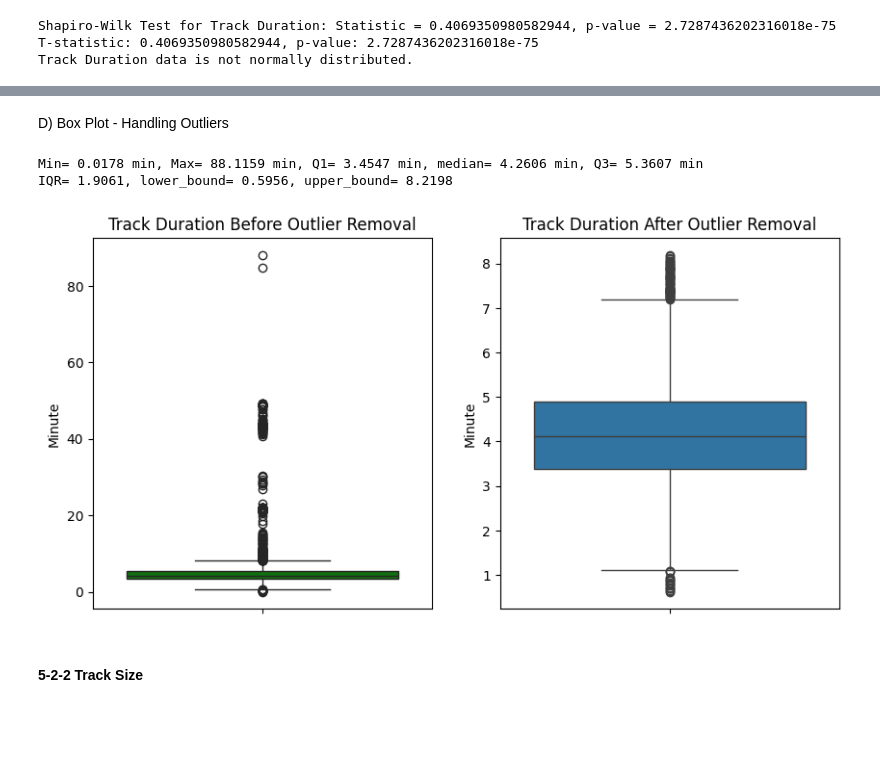
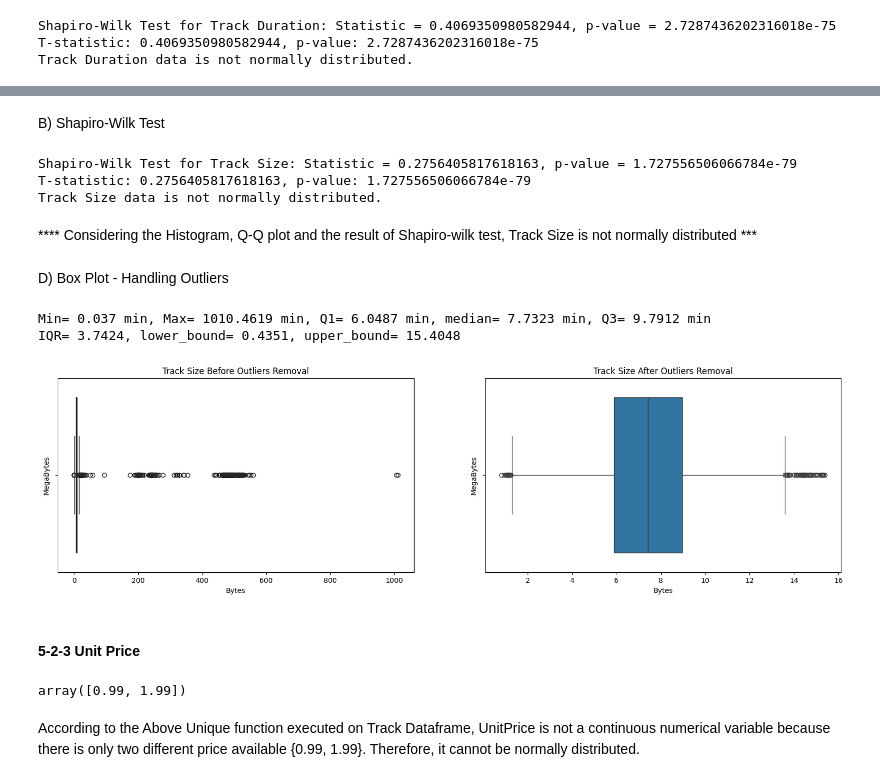
Before and after one commit to Mahlagha1994/Chinook, a Jupyter notebook: notebooks/Chinook Data Analysis.ipynb, the cells around one changed output, grey strips where cells are left out. Cells and saved outputs as stored; diff of their text form; code cells hidden in the pictures; blank space fills up the shorter version.

```diff
--- a/notebooks/Chinook Data Analysis.ipynb
+++ b/notebooks/Chinook Data Analysis.ipynb
@@ -269,39 +324,67 @@ Track Duration data is not normally distributed.
+# %% [markdown]
+B) Shapiro-Wilk Test
+# %%
+# Shapiro-Wilk Test
+statistic, p_value = shapiro(Track['Bytes']/1048576)
+print(f"Shapiro-Wilk Test for Track Size: Statistic = {statistic}, p-value = {p_value}")
+
+print(f"T-statistic: {statistic}, p-value: {p_value}")
+
+# Interpretation
+alpha = 0.05
+if p_value < alpha:
+    print( "Track Size data is not normally distributed." )
+else:
+    print( "Therefore, Track Size is normally distributed.")
+# %% [output]
+Shapiro-Wilk Test for Track Size: Statistic = 0.2756405817618163, p-value = 1.727556506066784e-79
+T-statistic: 0.2756405817618163, p-value: 1.727556506066784e-79
+Track Size data is not normally distributed.
+# %% [markdown]
+**** Considering the Histogram, Q-Q plot and the result of Shapiro-wilk test, Track Size is not normally distributed ***
 # %% [markdown]
 D) Box Plot - Handling Outliers
 # %%
 # Box plot Calculations
-MIN = np.min(Track['Milliseconds']/60000)
-Q1 = np.quantile (Track['Milliseconds']/60000, 0.25)
-Q2 = np.quantile (Track['Milliseconds']/60000, 0.5)
-Q3 = np.quantile (Track['Milliseconds']/60000, 0.75)
-MAX = np.max(Track['Milliseconds']/60000)
+MIN = np.min(Track ['Bytes']/1048576)
+Q1 = np.quantile (Track ['Bytes']/1048576, 0.25)
+Q2 = np.quantile (Track ['Bytes']/1048576, 0.5)
+Q3 = np.quantile (Track ['Bytes']/1048576, 0.75)
+MAX = np.max(Track ['Bytes']/1048576)
+
 IQR = Q3 - Q1
 lower_bound = Q1 - 1.5 * IQR
 upper_bound = Q3 + 1.5 * IQR
 print(f'Min= {MIN.round(4)} min, Max= {MAX.round(4)} min, Q1= {Q1.round(4)} min, median= {Q2.round(4)} min, Q3= {Q3.round(4)} min')
 print(f'IQR= {IQR.round(4)}, lower_bound= {lower_bound.round(4)}, upper_bound= {upper_bound.round(4)}')
 
 # Remove outliers
-Track_cleaned = Track[(Track['Milliseconds']/60000 >= lower_bound) & (Track['Milliseconds']/60000 <= upper_bound)]
+Track_Size_cleaned = Track[(Track ['Bytes']/1048576 >= lower_bound) & (Track ['Bytes']/1048576 <= upper_bound)]
 
 
-# Box Plot
-track_time = Track['Milliseconds']/60000
-plt.figure(figsize=(10, 5))
+# Box Plots
+track_size = Track ['Bytes']/1048576
+plt.figure(figsize=(20, 5))
 plt.subplot(1, 2, 1)
-sns.boxplot(y=track_time, color='green')
-plt.title('Track Duration Before Outlier Removal')
-plt.ylabel('Minute')
+sns.boxplot(x=track_size, color='green')
+plt.title('Track Size Before Outliers Removal')
+plt.ylabel('MegaBytes')
 
-track_time_cleaned = Track_cleaned['Milliseconds']/60000
+track_size_clean = Track_Size_cleaned['Bytes']/1048576
 plt.subplot(1, 2, 2)
-sns.boxplot(y=track_time_cleaned)
-plt.title('Track Duration After Outlier Removal')
-plt.ylabel('Minute')
+sns.boxplot(x=track_size_clean)
+plt.title('Track Size After Outliers Removal')
+plt.ylabel('MegaBytes')
 plt.show()
 # %% [output]
-Min= 0.0178 min, Max= 88.1159 min, Q1= 3.4547 min, median= 4.2606 min, Q3= 5.3607 min
-IQR= 1.9061, lower_bound= 0.5956, upper_bound= 8.2198
+Min= 0.037 min, Max= 1010.4619 min, Q1= 6.0487 min, median= 7.7323 min, Q3= 9.7912 min
+IQR= 3.7424, lower_bound= 0.4351, upper_bound= 15.4048
-[figure, old version]
+[figure, new version]
 # %% [markdown]
-#### 5-2-2 Track Size
+#### 5-2-3 Unit Price
+# %%
+Track['UnitPrice'].unique()
+# %% [output]
+array([0.99, 1.99])
+# %% [markdown]
+According to the Above Unique function executed on Track Dataframe, UnitPrice is not a continuous numerical variable because there is only two different price available {0.99, 1.99}. Therefore, it cannot be normally distributed.
```
Also changed, not shown: parts of 38 cells of this notebook.
